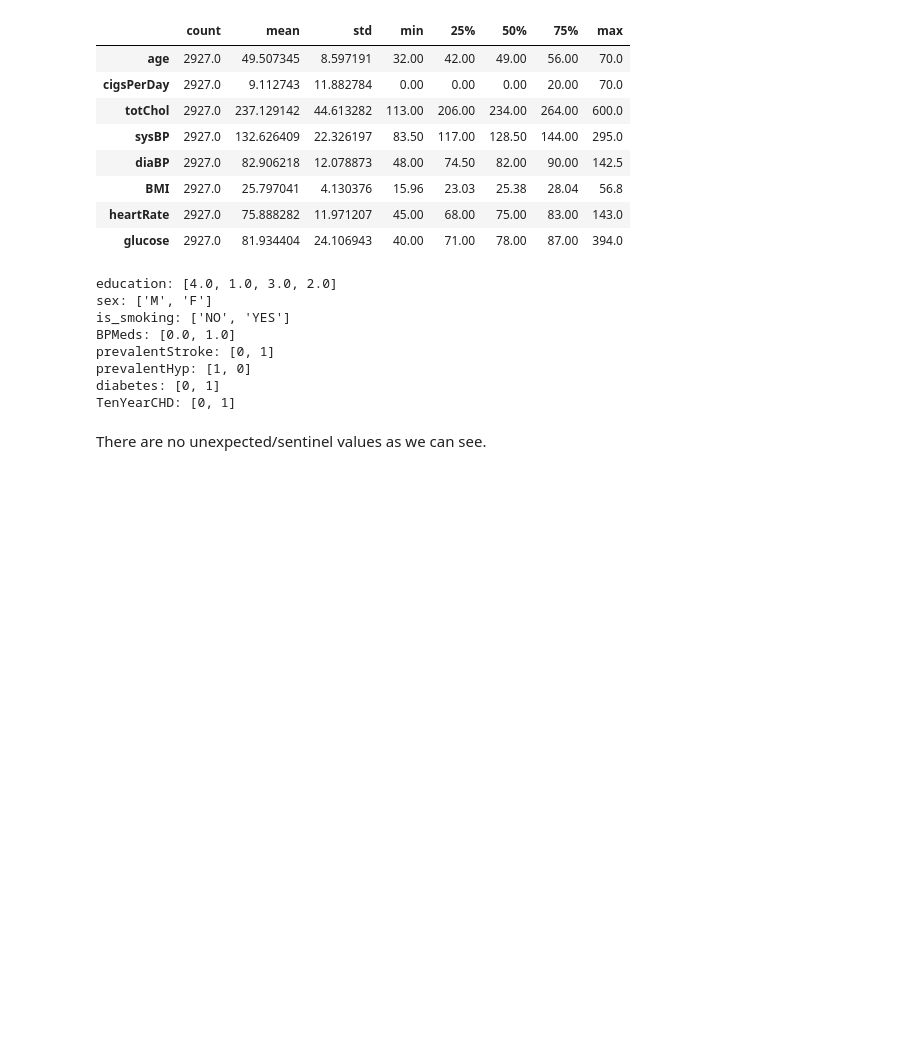
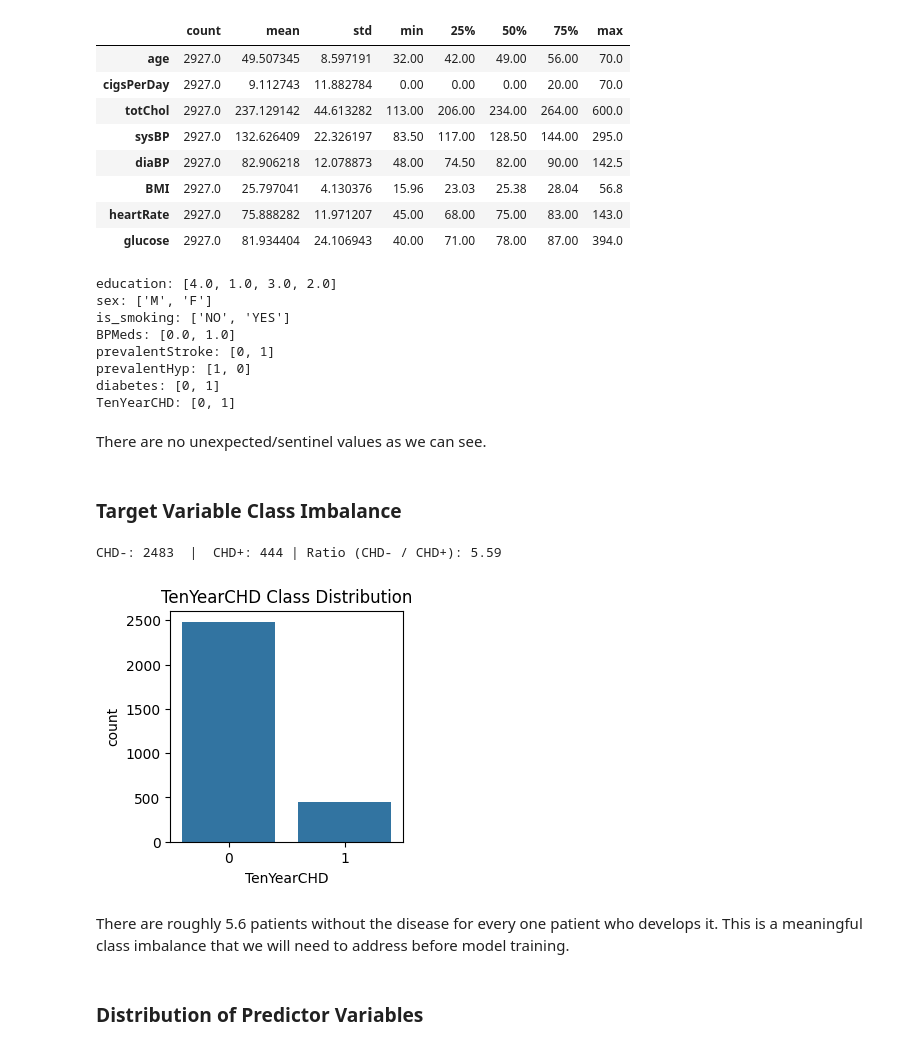
Before and after one commit to mtfattahpour/chd-prediction, a Jupyter notebook: notebooks/eda.ipynb, the cells around one changed output. Saved outputs shown, nothing was run; the diff lists cells and outputs as text; code cells hidden in the pictures; blank space fills up the shorter version.

Commit message:
Added class imbalance overview, univariate ditributions

```diff
--- a/notebooks/eda.ipynb
+++ b/notebooks/eda.ipynb
@@ -146,3 +146,19 @@ diabetes: [0, 1]
 TenYearCHD: [0, 1]
 # %% [markdown]
 There are no unexpected/sentinel values as we can see.
+# %% [markdown]
+### Target Variable Class Imbalance
+# %%
+plt.figure(figsize=(3, 3))
+sns.countplot(x='TenYearCHD', data=df)
+plt.title('TenYearCHD Class Distribution')
+
+num = df['TenYearCHD'].value_counts()
+print(f"CHD-: {num[0]}  |  CHD+: {num[1]} | Ratio (CHD- / CHD+): {num[0]/num[1]:.2f}")
+# %% [output]
+CHD-: 2483  |  CHD+: 444 | Ratio (CHD- / CHD+): 5.59
+[figure, added]
+# %% [markdown]
+There are roughly 5.6 patients without the disease for every one patient who develops it. This is a meaningful class imbalance that we will need to address before model training.
+# %% [markdown]
+### Distribution of Predictor Variables
```
Also changed, not shown: parts of 7 cells of this notebook.
